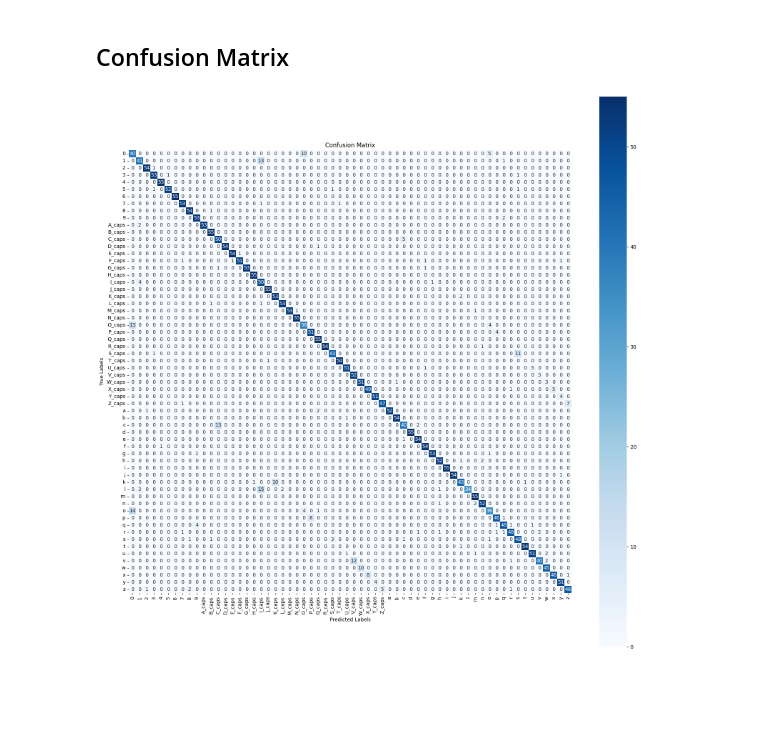
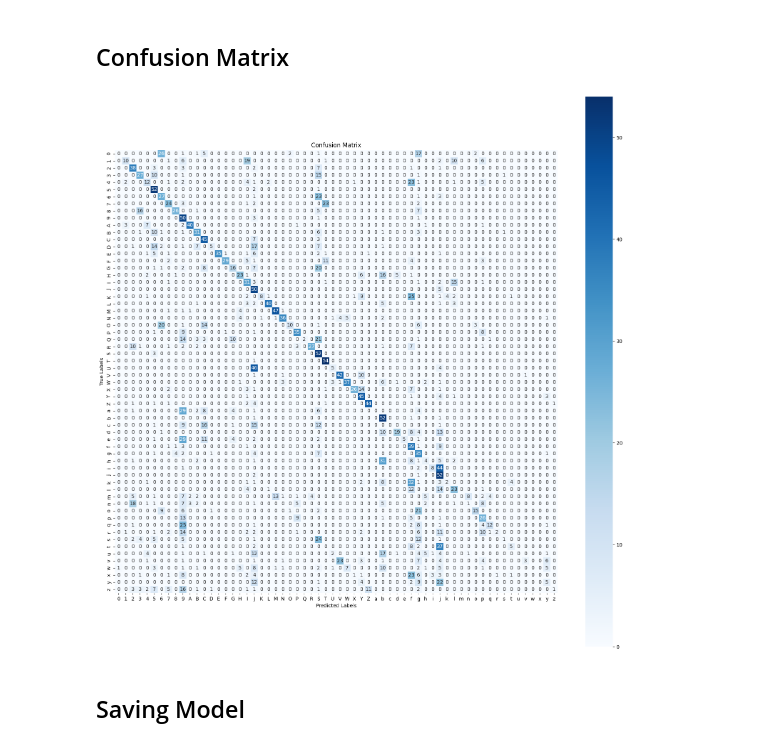
Before and after one commit to SujayMann/Handwritten_Character_Recognition, a Jupyter notebook: handwritten-character-classification-2.ipynb, the cells around one changed output. Cells and saved outputs as stored; diff of their text form; code cells hidden in the pictures; blank space fills up the shorter version.

```diff
--- a/handwritten-character-classification-2.ipynb
+++ b/handwritten-character-classification-2.ipynb
@@ -63,0 +87,5 @@ Found 682 files belonging to 62 classes.
+# %%
+train_size = int(0.8 * len(train_ds_norm))
+print(train_size)
+val_ds_norm = train_ds_norm.skip(train_size)
+train_ds_norm = train_ds_norm.take(train_size)
@@ -67,7 +105,7 @@ Found 682 files belonging to 62 classes.
 conv_base = VGG19(
     weights = 'imagenet',
     include_top = False,
-    input_shape = (256, 256, 3)
+    input_shape = (224, 224, 3)
 )
 # %% [output]
 Downloading data from https://storage.googleapis.com/tensorflow/keras-applications/vgg19/vgg19_weights_tf_dim_ordering_tf_kernels_notop.h5
@@ -104,7 +142,7 @@ Model: "vgg19"
 ## Add Fully Connected Layers
 # %%
 model = Sequential()
-model.add(Input(shape=(256,256,3)))
+model.add(Input(shape=(224,224,3)))
 model.add(conv_base)
 model.add(Flatten())
 model.add(Dense(224,activation='relu'))
@@ -141,5 +179,5 @@ model.compile(loss='sparse_categorical_crossentropy',optimizer='sgd',metrics=['a
 # %% [markdown]
 ## Model Training
 # %%
-history = model.fit(train_ds, epochs=15, validation_data=test_ds)
+history = model.fit(train_ds_norm, epochs=30, validation_data=val_ds_norm)
 # %% [output]
@@ -357,16 +413,21 @@ W0000 00:00:1725459024.307172      79 graph_launch.cc:671] Fallback to op-by-op
 # %%
 cm = confusion_matrix(y_true, y_pred)
 # %%
-class_names = train_ds.class_names
+digits = [str(i) for i in range(10)]
+uppercase = [i for i in string.ascii_uppercase]
+lowercase = [i for i in string.ascii_lowercase]
+class_names = digits + uppercase + lowercase
 num_classes = len(np.unique(y_true))
 cm_df = pd.DataFrame(cm, index=class_names, columns=class_names)
 
 plt.figure(figsize=(20, 20))
 sns.heatmap(cm_df, annot=True, fmt='d', cmap='Blues', cbar=True, square=True,
             xticklabels=class_names, yticklabels=class_names)
 plt.xlabel('Predicted Labels')
 plt.ylabel('True Labels')
 plt.title('Confusion Matrix')
 plt.show()
 # %% [output]
-[figure, old version]
+[figure, new version]
+# %% [markdown]
+## Saving Model
```
Also changed, not shown: parts of 28 cells of this notebook, 1 other file.
